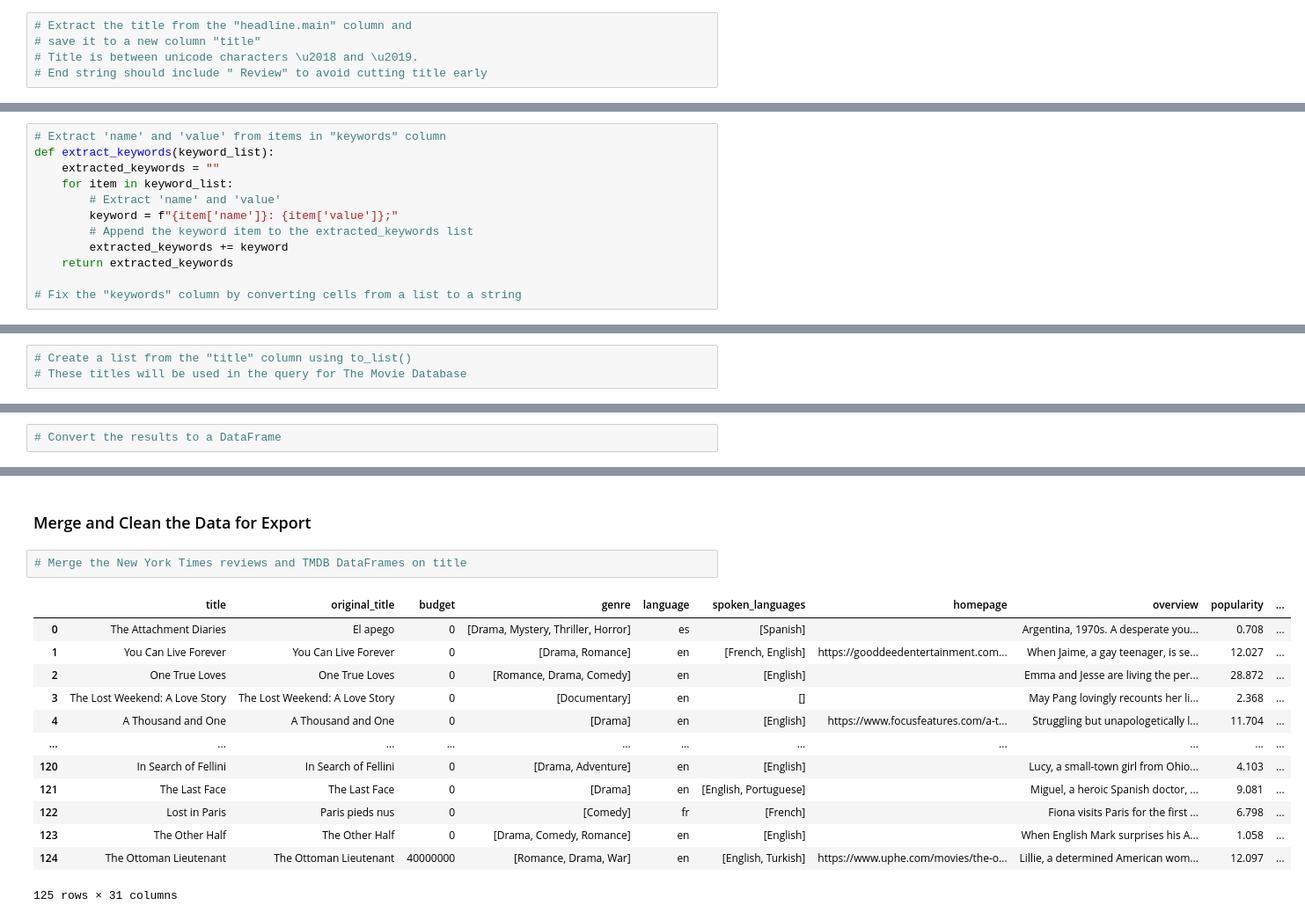
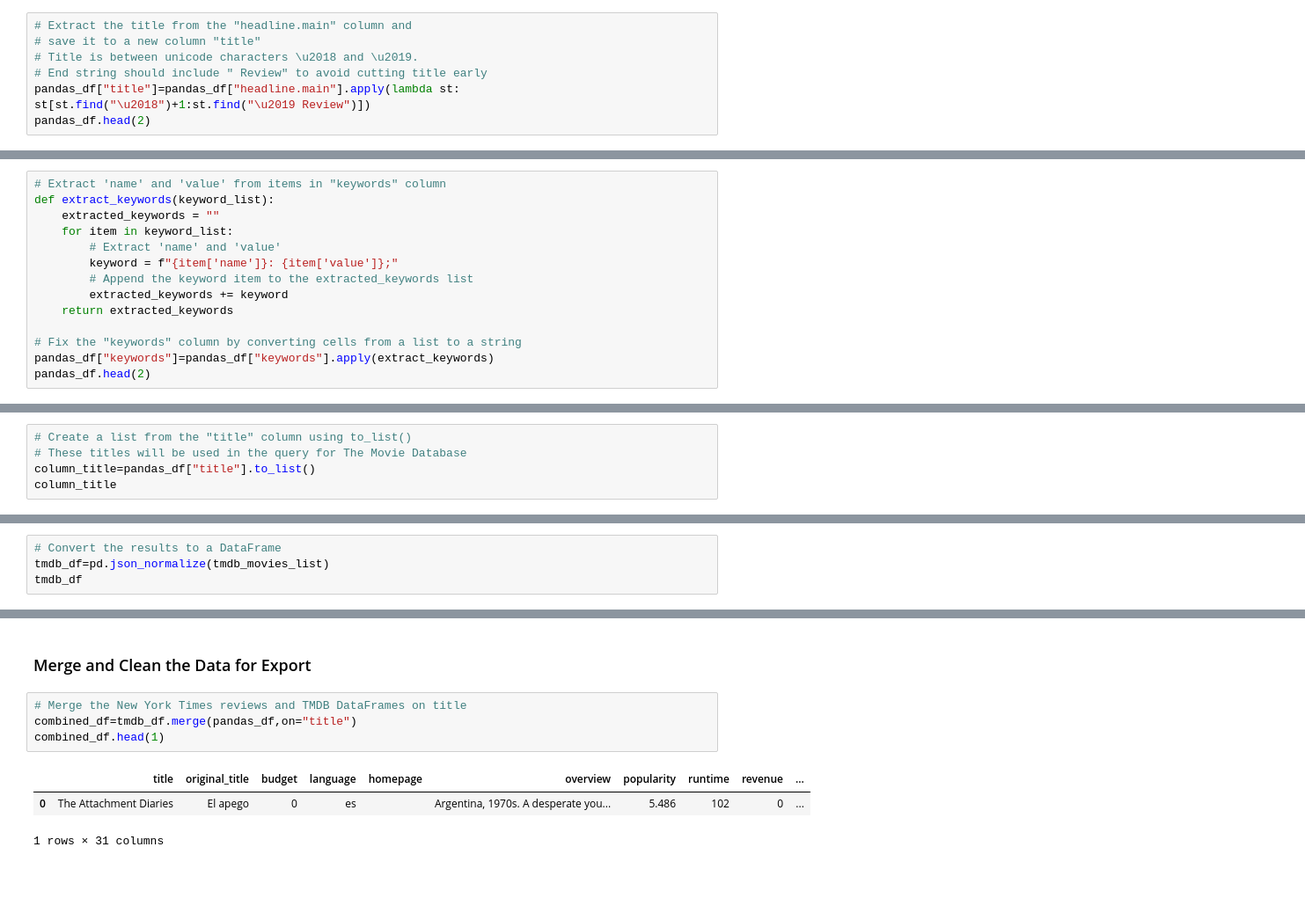
Before and after one commit to brian2656/data-sourcing-challenge, a Jupyter notebook: retrieve_movie_data.ipynb, the cells around one changed output, grey strips where cells are left out. Shown: that part at 88% size. Cells and saved outputs as stored; diff of their text form; blank space fills up the shorter version.

```diff
--- a/retrieve_movie_data.ipynb
+++ b/retrieve_movie_data.ipynb
@@ -129,3 +141,5 @@ pandas_df
 # save it to a new column "title"
 # Title is between unicode characters \u2018 and \u2019.
 # End string should include " Review" to avoid cutting title early
+pandas_df["title"]=pandas_df["headline.main"].apply(lambda st: st[st.find("\u2018")+1:st.find("\u2019 Review")])
+pandas_df.head(2)
@@ -141,6 +159,8 @@ def extract_keywords(keyword_list):
     return extracted_keywords
 
 # Fix the "keywords" column by converting cells from a list to a string
+pandas_df["keywords"]=pandas_df["keywords"].apply(extract_keywords)
+pandas_df.head(2)
 # %% [output]
 |  | web_url | snippet | source | keywords | pub_date | word_count | headline.main | headline.kicker | ... |
 | 0 | https://www.nytimes.com/2023/05/2... | A gynecologist and her patient fo... | The New York Times | subject: Movies;creative_works: T... | 2023-05-25T11:00:03+0000 | 295 | ‘The Attachment Diaries’ Review: ... | None | ... |
@@ -158,6 +168,8 @@ def extract_keywords(keyword_list):
 # %%
 # Create a list from the "title" column using to_list()
 # These titles will be used in the query for The Movie Database
+column_title=pandas_df["title"].to_list()
+column_title
 # %% [output]
 ['The Attachment Diaries',
  'What’s Love Got to Do With It?’ Probably a Lo',
@@ -269,4 +307,6 @@ Kedi,’ Rekindling a ‘Love of Life not found.
 ]
 # %%
 # Convert the results to a DataFrame
+tmdb_df=pd.json_normalize(tmdb_movies_list)
+tmdb_df
 # %% [output]
@@ -287,20 +327,12 @@ Kedi,’ Rekindling a ‘Love of Life not found.
 ### Merge and Clean the Data for Export
 # %%
 # Merge the New York Times reviews and TMDB DataFrames on title
+combined_df=tmdb_df.merge(pandas_df,on="title")
+combined_df.head(1)
 # %% [output]
-|  | title | original_title | budget | genre | language | spoken_languages | homepage | overview | popularity | ... |
-| 0 | The Attachment Diaries | El apego | 0 | [Drama, Mystery, Thriller, Horror] | es | [Spanish] |  | Argentina, 1970s. A desperate you... | 0.708 | ... |
-| 1 | You Can Live Forever | You Can Live Forever | 0 | [Drama, Romance] | en | [French, English] | https://gooddeedentertainment.com... | When Jaime, a gay teenager, is se... | 12.027 | ... |
-| 2 | One True Loves | One True Loves | 0 | [Romance, Drama, Comedy] | en | [English] |  | Emma and Jesse are living the per... | 28.872 | ... |
-| 3 | The Lost Weekend: A Love Story | The Lost Weekend: A Love Story | 0 | [Documentary] | en | [] |  | May Pang lovingly recounts her li... | 2.368 | ... |
-| 4 | A Thousand and One | A Thousand and One | 0 | [Drama] | en | [English] | https://www.focusfeatures.com/a-t... | Struggling but unapologetically l... | 11.704 | ... |
-| ... | ... | ... | ... | ... | ... | ... | ... | ... | ... | ... |
-| 120 | In Search of Fellini | In Search of Fellini | 0 | [Drama, Adventure] | en | [English] |  | Lucy, a small-town girl from Ohio... | 4.103 | ... |
-| 121 | The Last Face | The Last Face | 0 | [Drama] | en | [English, Portuguese] |  | Miguel, a heroic Spanish doctor, ... | 9.081 | ... |
-| 122 | Lost in Paris | Paris pieds nus | 0 | [Comedy] | fr | [French] |  | Fiona visits Paris for the first ... | 6.798 | ... |
-| 123 | The Other Half | The Other Half | 0 | [Drama, Comedy, Romance] | en | [English] |  | When English Mark surprises his A... | 1.058 | ... |
-| 124 | The Ottoman Lieutenant | The Ottoman Lieutenant | 40000000 | [Romance, Drama, War] | en | [English, Turkish] | https://www.uphe.com/movies/the-o... | Lillie, a determined American wom... | 12.097 | ... |
+|  | title | original_title | budget | language | homepage | overview | popularity | runtime | revenue | ... |
+| 0 | The Attachment Diaries | El apego | 0 | es |  | Argentina, 1970s. A desperate you... | 5.486 | 102 | 0 | ... |
-125 rows × 31 columns
+1 rows × 31 columns
 # %%
 # Remove list brackets and quotation marks on the columns containing lists
 # Create a list of the columns that need fixing
```
Also changed, not shown: parts of 12 cells of this notebook.
